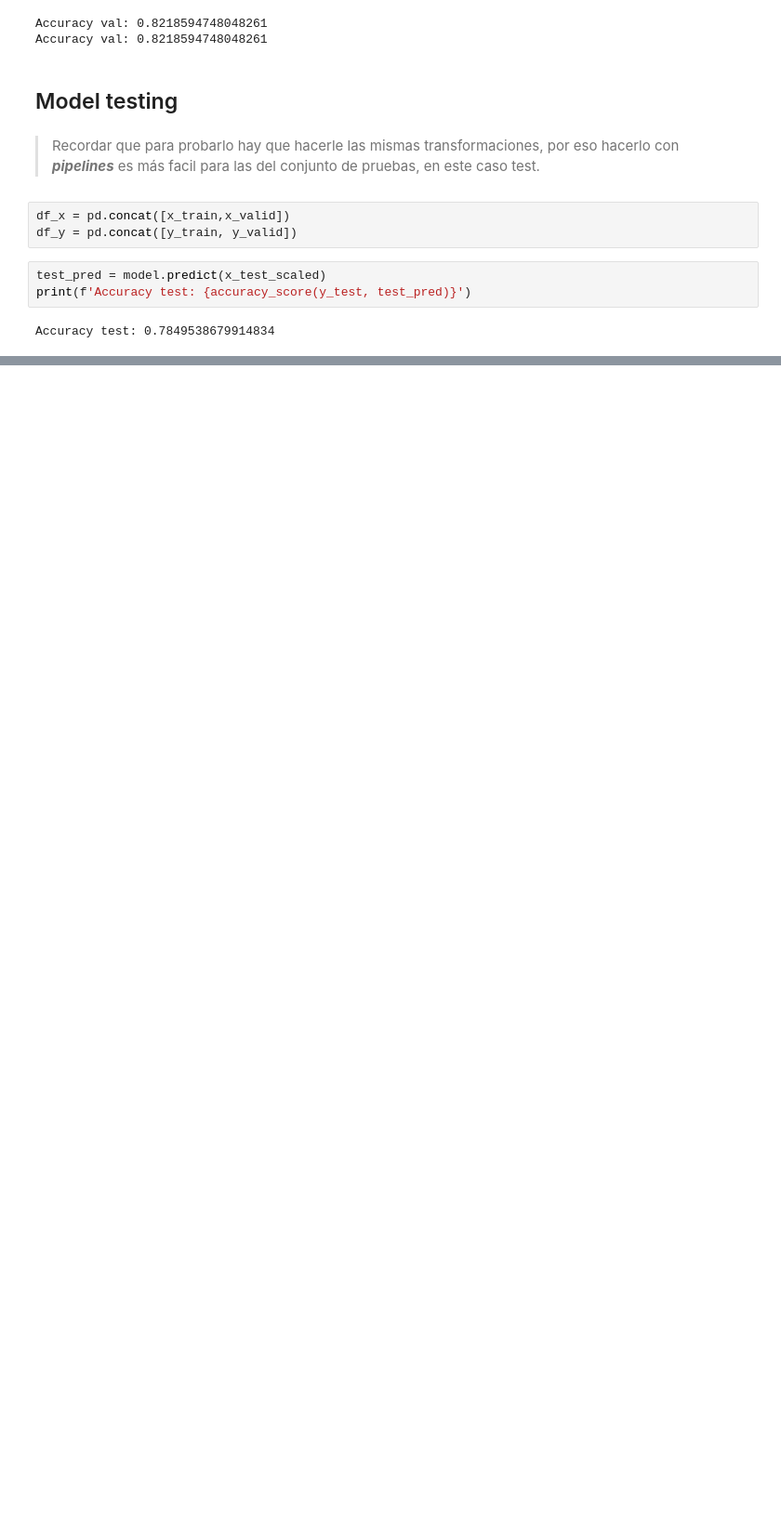
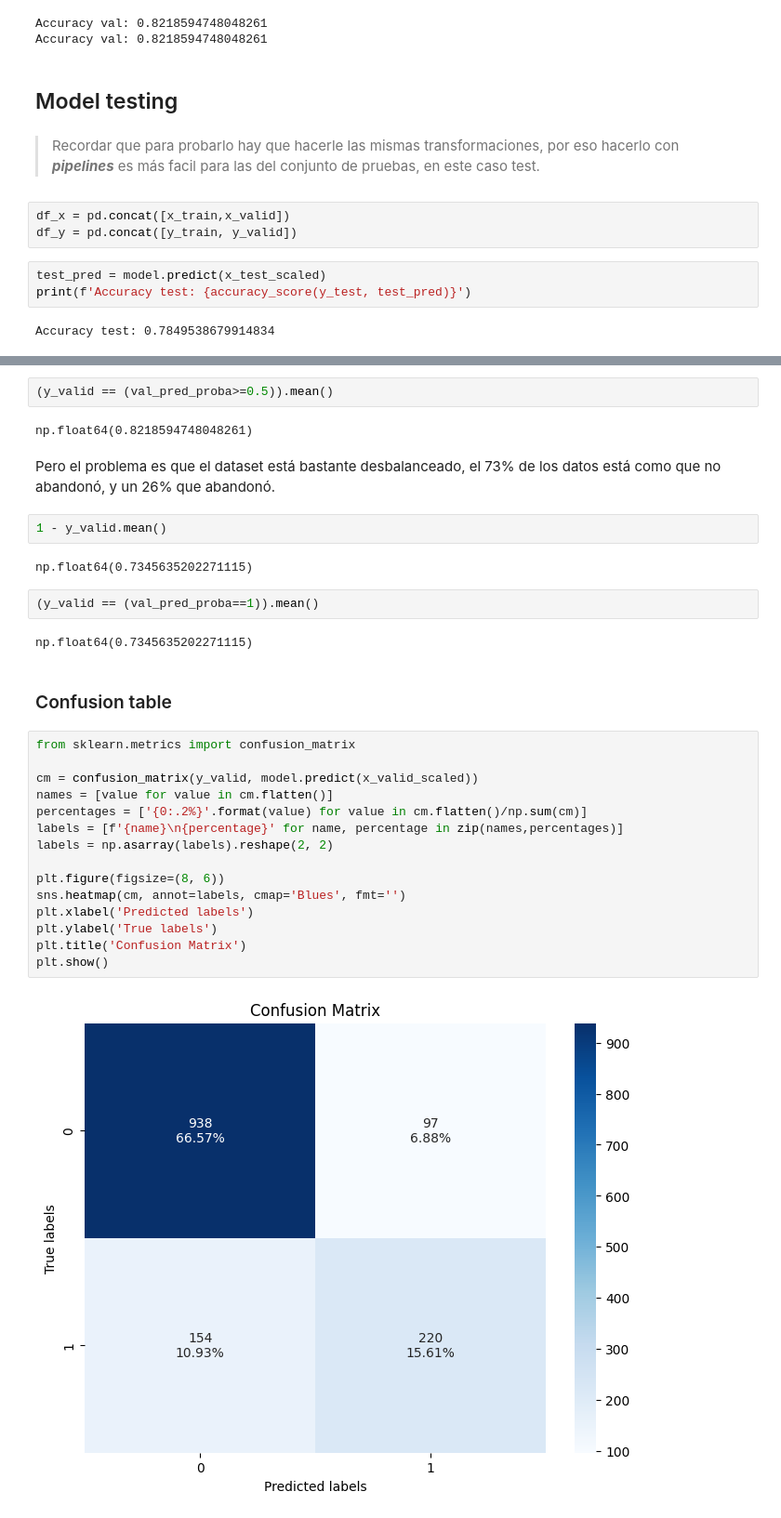
Before and after one commit to yesidexe/zoomcamp, a Jupyter notebook: proyectos/churn_prediction.ipynb, the cells around one changed output, grey strips where cells are left out. Shown at 93% size. Drawn from its saved outputs; the diff is of its cells as text; blank space fills up the shorter version.

Commit message:
metricas

```diff
--- a/proyectos/churn_prediction.ipynb
+++ b/proyectos/churn_prediction.ipynb
@@ -249,0 +260,33 @@ Accuracy test: 0.7849538679914834
+# %%
+(y_valid == (val_pred_proba>=0.5)).mean()
+# %% [output]
+np.float64(0.8218594748048261)
+# %% [markdown]
+Pero el problema es que el dataset está bastante desbalanceado, el 73% de los datos está como que no abandonó, y un 26% que abandonó.
+# %%
+1 - y_valid.mean()
+# %% [output]
+np.float64(0.7345635202271115)
+# %%
+(y_valid == (val_pred_proba==1)).mean()
+# %% [output]
+np.float64(0.7345635202271115)
+# %% [markdown]
+### Confusion table
+# %%
+from sklearn.metrics import confusion_matrix
+
+cm = confusion_matrix(y_valid, model.predict(x_valid_scaled))
+names = [value for value in cm.flatten()]
+percentages = ['{0:.2%}'.format(value) for value in cm.flatten()/np.sum(cm)]
+labels = [f'{name}\n{percentage}' for name, percentage in zip(names,percentages)]
+labels = np.asarray(labels).reshape(2, 2)
+
+plt.figure(figsize=(8, 6))
+sns.heatmap(cm, annot=labels, cmap='Blues', fmt='')
+plt.xlabel('Predicted labels')
+plt.ylabel('True labels')
+plt.title('Confusion Matrix')
+plt.show()
+# %% [output]
+[figure, added]
```
Also changed, not shown: parts of 8 cells of this notebook.
